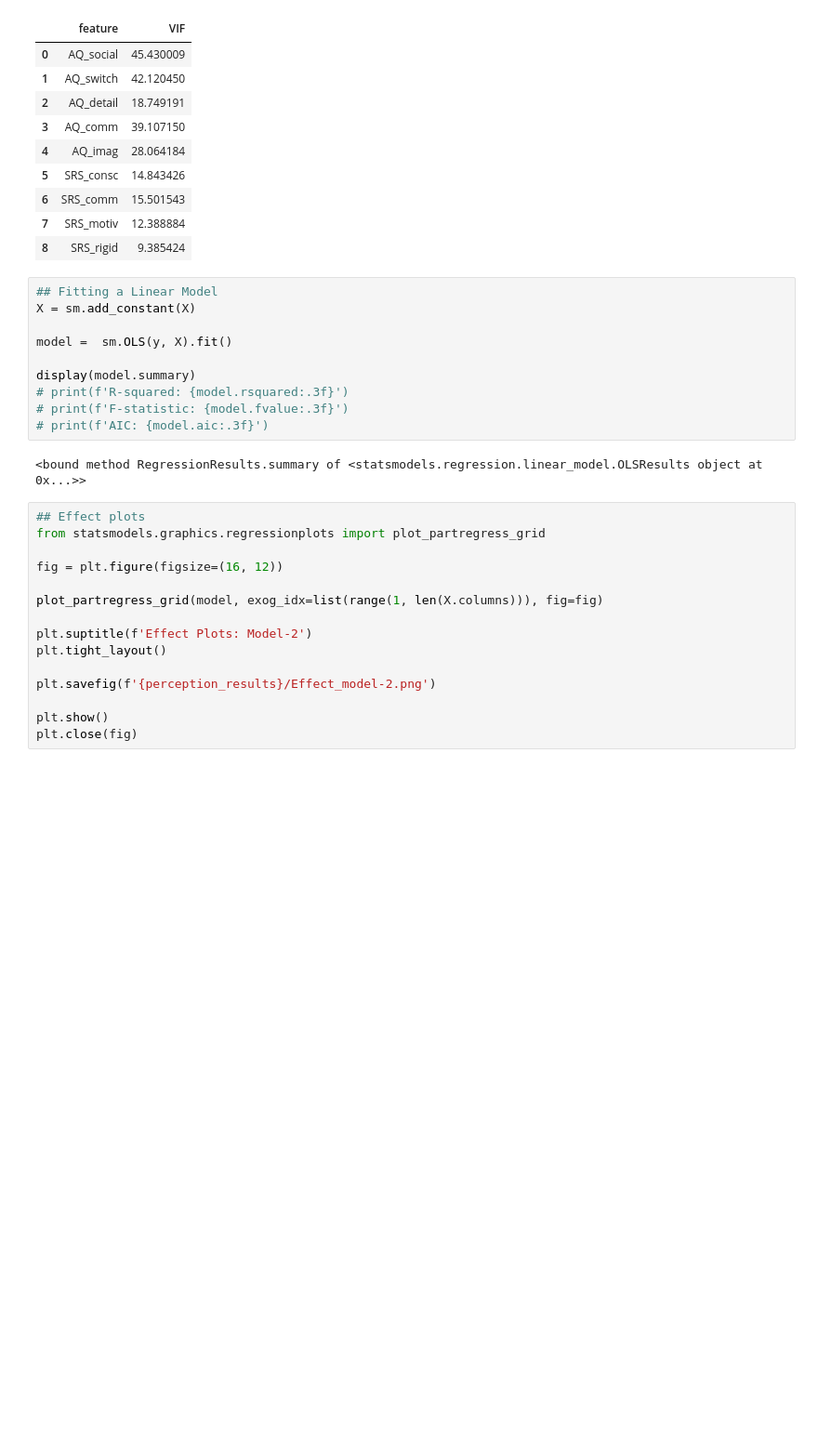
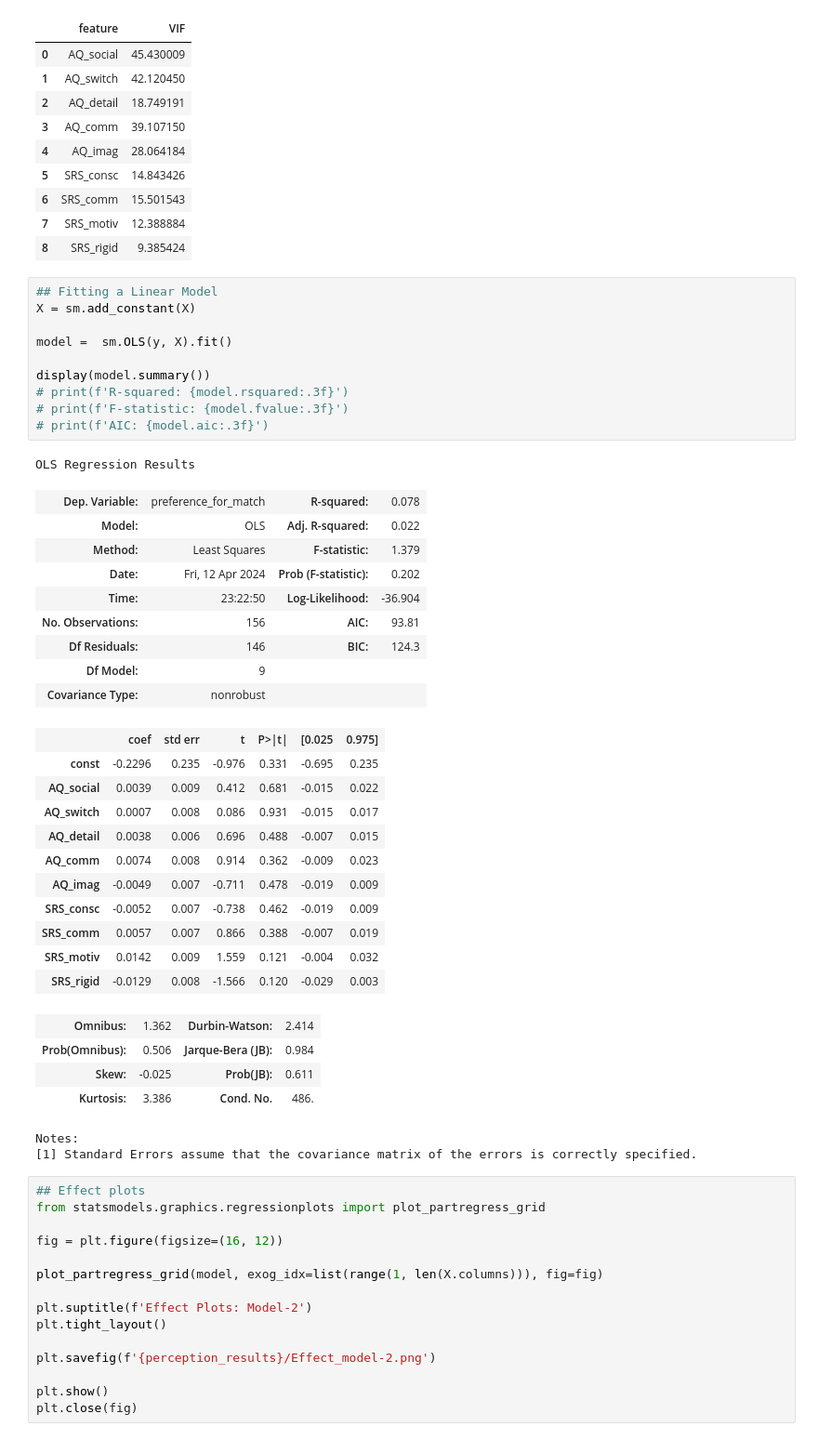
Before and after one commit to maynaS/Predictability-and-Autistic-Traits, a Jupyter notebook: Task2.ipynb, the cells around one changed output. Shown at 93% size. Drawn from its saved outputs; the diff is of its cells as text; blank space fills up the shorter version.

Commit message:
Fix OLS result summary

```diff
--- a/Task2.ipynb
+++ b/Task2.ipynb
@@ -596,15 +618,41 @@ VIF(X)
 # %%
 ## Fitting a Linear Model
 X = sm.add_constant(X)
 
 model =  sm.OLS(y, X).fit()
 
-display(model.summary)
+display(model.summary())
 # print(f'R-squared: {model.rsquared:.3f}')
 # print(f'F-statistic: {model.fvalue:.3f}')
 # print(f'AIC: {model.aic:.3f}')
 # %% [output]
-<bound method RegressionResults.summary of <statsmodels.regression.linear_model.OLSResults object at 0x...>>
+OLS Regression Results
+| Dep. Variable: | preference_for_match | R-squared: | 0.078 |
+| Model: | OLS | Adj. R-squared: | 0.022 |
+| Method: | Least Squares | F-statistic: | 1.379 |
+| Date: | Fri, 12 Apr 2024 | Prob (F-statistic): | 0.202 |
+| Time: | 23:22:50 | Log-Likelihood: | -36.904 |
+| No. Observations: | 156 | AIC: | 93.81 |
+| Df Residuals: | 146 | BIC: | 124.3 |
+| Df Model: | 9 |  |  |
+| Covariance Type: | nonrobust |  |  |
+|  | coef | std err | t | P>|t| | [0.025 | 0.975] |
+| const | -0.2296 | 0.235 | -0.976 | 0.331 | -0.695 | 0.235 |
+| AQ_social | 0.0039 | 0.009 | 0.412 | 0.681 | -0.015 | 0.022 |
+| AQ_switch | 0.0007 | 0.008 | 0.086 | 0.931 | -0.015 | 0.017 |
+| AQ_detail | 0.0038 | 0.006 | 0.696 | 0.488 | -0.007 | 0.015 |
+| AQ_comm | 0.0074 | 0.008 | 0.914 | 0.362 | -0.009 | 0.023 |
+| AQ_imag | -0.0049 | 0.007 | -0.711 | 0.478 | -0.019 | 0.009 |
+| SRS_consc | -0.0052 | 0.007 | -0.738 | 0.462 | -0.019 | 0.009 |
+| SRS_comm | 0.0057 | 0.007 | 0.866 | 0.388 | -0.007 | 0.019 |
+| SRS_motiv | 0.0142 | 0.009 | 1.559 | 0.121 | -0.004 | 0.032 |
+| SRS_rigid | -0.0129 | 0.008 | -1.566 | 0.120 | -0.029 | 0.003 |
+| Omnibus: | 1.362 | Durbin-Watson: | 2.414 |
+| Prob(Omnibus): | 0.506 | Jarque-Bera (JB): | 0.984 |
+| Skew: | -0.025 | Prob(JB): | 0.611 |
+| Kurtosis: | 3.386 | Cond. No. | 486. |
+Notes:
+[1] Standard Errors assume that the covariance matrix of the errors is correctly specified.
 # %%
 ## Effect plots
 from statsmodels.graphics.regressionplots import plot_partregress_grid
```
Also changed, not shown: parts of 1 cell of this notebook, 2 other files.
